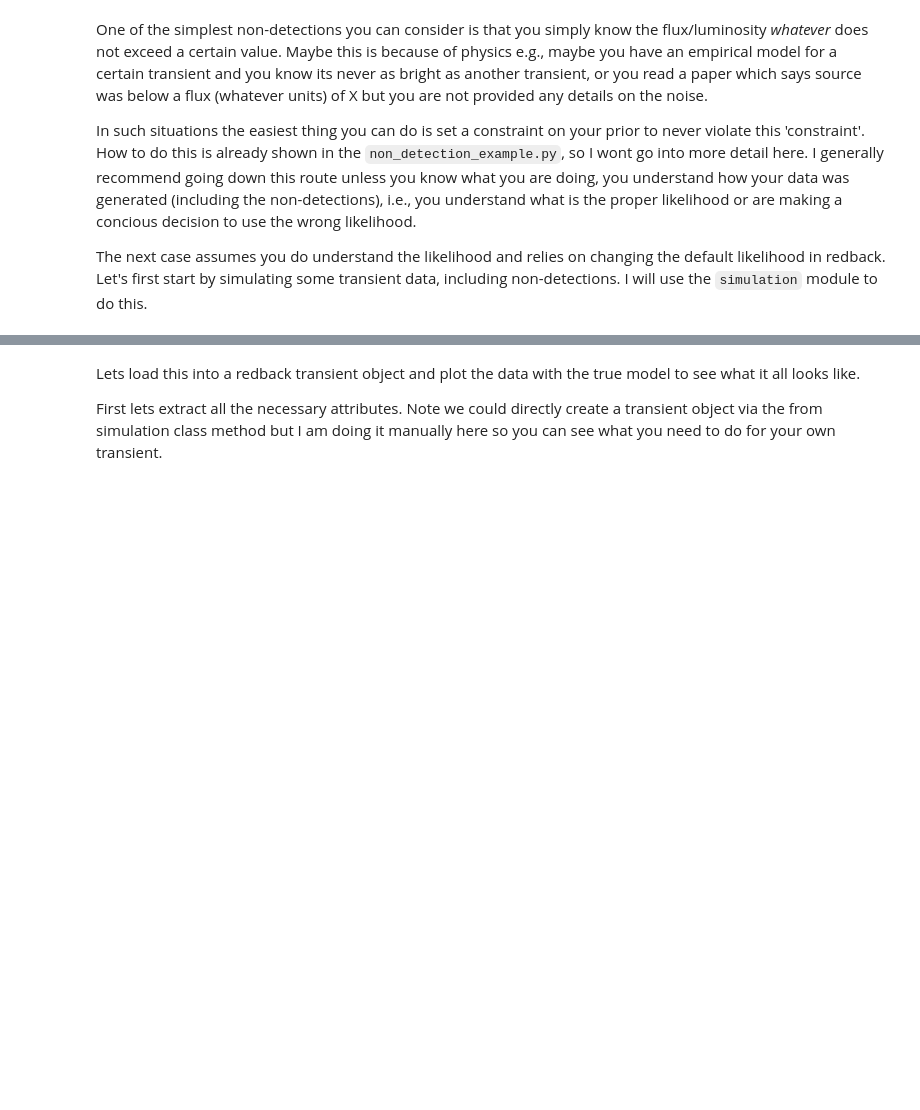
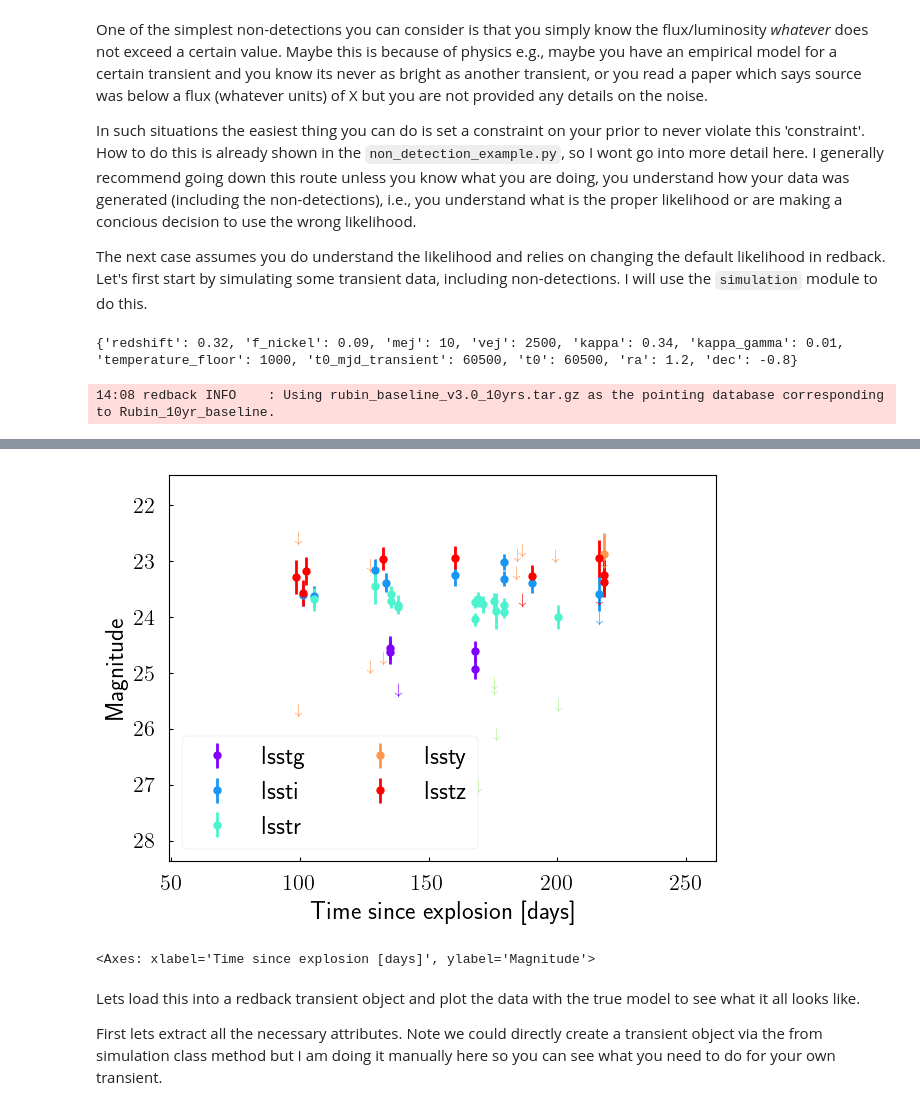
Before and after one commit to nikhil-sarin/redback, a Jupyter notebook: examples/handling_non_detections.ipynb, the cells around one changed output, grey strips where cells are left out. Cells and saved outputs as stored; diff of their text form; code cells hidden in the pictures; blank space fills up the shorter version.

```diff
--- a/examples/handling_non_detections.ipynb
+++ b/examples/handling_non_detections.ipynb
@@ -27,19 +27,27 @@ parameters['temperature_floor'] = 1000
 parameters['kappa'] = 0.34
 parameters['vej'] = 2500
 parameters['kappa_gamma'] = 1e-2
-parameters['f_nickel'] = 0.05
+parameters['f_nickel'] = 0.09
 
 parameters['ra'] = 1.2
 parameters['dec'] = -0.8
 print(parameters)
 model_kwargs = {}
+
 # We now simulate a kilonova using the SimulateOpticalTransient class.
 # Now specifying a survey string, which will load the pointings table from the tables directory in redback.
-# These tables will need to be downloaded from zenodo using the redback.utils if not already present.
-# Please look at the documentation for more details.
 sn_sim = SimulateOpticalTransient.simulate_transient_in_rubin(model='arnett',
                                                               survey='Rubin_10yr_baseline',
                                                               parameters=parameters,
                                                               model_kwargs=model_kwargs,
                                                               end_transient_time=250.,
                                                               snr_threshold=3.)
+sn_sim.save_transient('okay')
+# %% [output]
+{'redshift': 0.32, 'f_nickel': 0.09, 'mej': 10, 'vej': 2500, 'kappa': 0.34, 'kappa_gamma': 0.01, 'temperature_floor': 1000, 't0_mjd_transient': 60500, 't0': 60500, 'ra': 1.2, 'dec': -0.8}
+14:08 redback INFO    : Using rubin_baseline_v3.0_10yrs.tar.gz as the pointing database corresponding to Rubin_10yr_baseline.
+# %%
+sn = redback.transient.Supernova.from_simulated_optical_data(name='okay', include_upper_limits=True,
+                                                             data_mode='magnitude')
+sn.plot_data()
+# %% [output]
@@ -46,3 +60,5 @@ sn_sim = SimulateOpticalTransient.simulate_transient_in_rubin(model='arnett',
+[figure, added]
+<Axes: xlabel='Time since explosion [days]', ylabel='Magnitude'>
 # %% [markdown]
 Lets load this into a redback transient object and plot the data with the true model to see what it all looks like.
 
```
Also changed, not shown: parts of 19 cells of this notebook, 6 other files.
